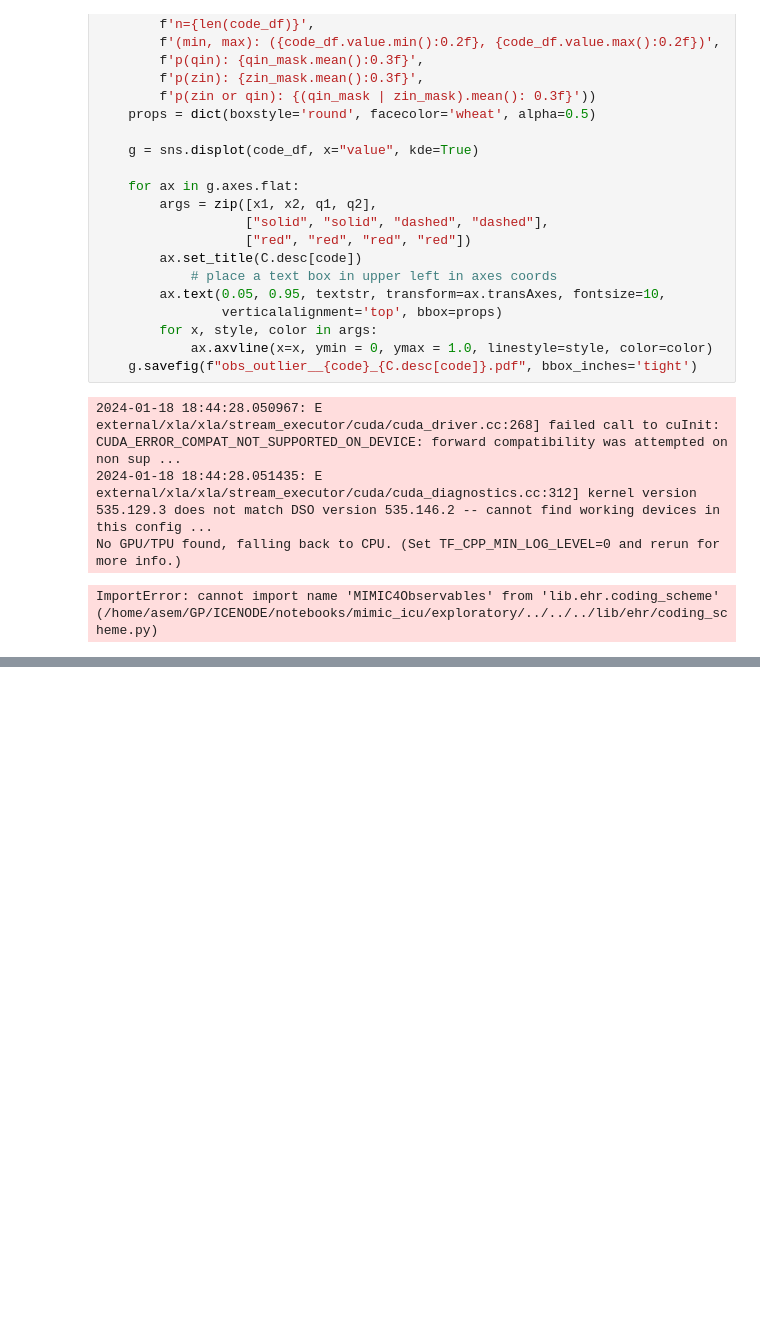
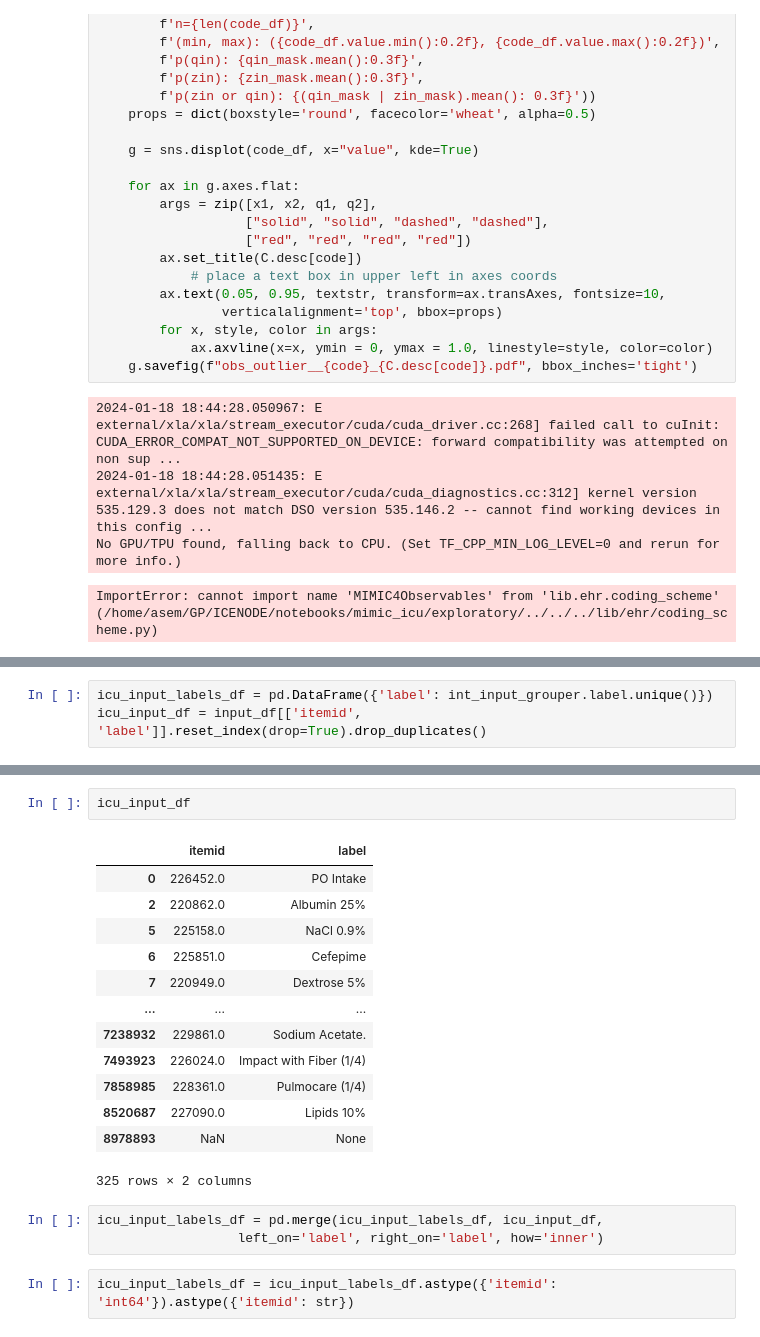
Before and after one commit to barahona-research-group/ICE-NODE, a Jupyter notebook: notebooks/mimic_icu/exploratory/mimic4_icu_exploration.ipynb, the cells around one changed output, grey strips where cells are left out. Cells and saved outputs as stored; diff of their text form; blank space fills up the shorter version.

```diff
--- a/notebooks/mimic_icu/exploratory/mimic4_icu_exploration.ipynb
+++ b/notebooks/mimic_icu/exploratory/mimic4_icu_exploration.ipynb
@@ -1488,0 +1496,3 @@ ImportError: cannot import name 'MIMIC4Observables' from 'lib.ehr.coding_scheme'
+# %%
+icu_input_labels_df = pd.DataFrame({'label': int_input_grouper.label.unique()})
+icu_input_df = input_df[['itemid', 'label']].reset_index(drop=True).drop_duplicates()
@@ -1488,0 +1515,21 @@ ImportError: cannot import name 'MIMIC4Observables' from 'lib.ehr.coding_scheme'
+# %%
+icu_input_df
+# %% [output]
+|  | itemid | label |
+| 0 | 226452.0 | PO Intake |
+| 2 | 220862.0 | Albumin 25% |
+| 5 | 225158.0 | NaCl 0.9% |
+| 6 | 225851.0 | Cefepime |
+| 7 | 220949.0 | Dextrose 5% |
+| ... | ... | ... |
+| 7238932 | 229861.0 | Sodium Acetate. |
+| 7493923 | 226024.0 | Impact with Fiber (1/4) |
+| 7858985 | 228361.0 | Pulmocare (1/4) |
+| 8520687 | 227090.0 | Lipids 10% |
+| 8978893 | NaN | None |
+325 rows × 2 columns
+# %%
+icu_input_labels_df = pd.merge(icu_input_labels_df, icu_input_df,
+                  left_on='label', right_on='label', how='inner')
+# %%
+icu_input_labels_df = icu_input_labels_df.astype({'itemid': 'int64'}).astype({'itemid': str})
```
Also changed, not shown: parts of 9 cells of this notebook, 4 other files.
